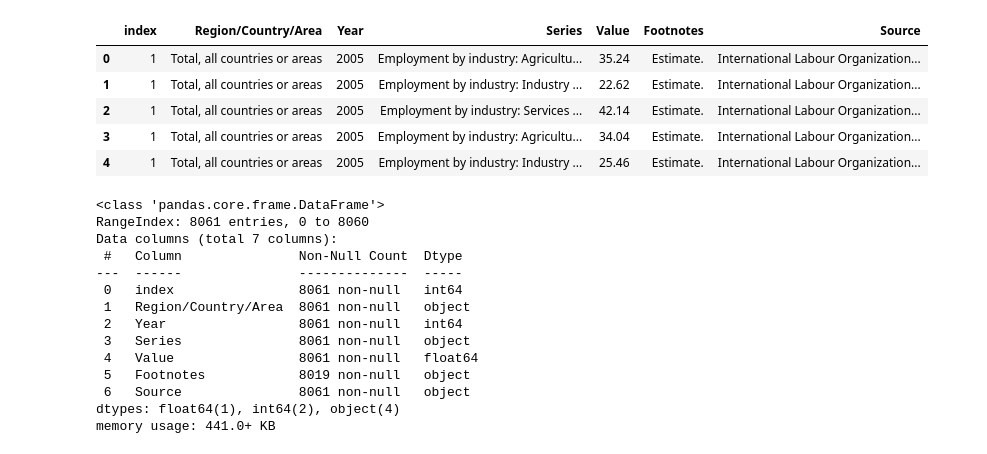
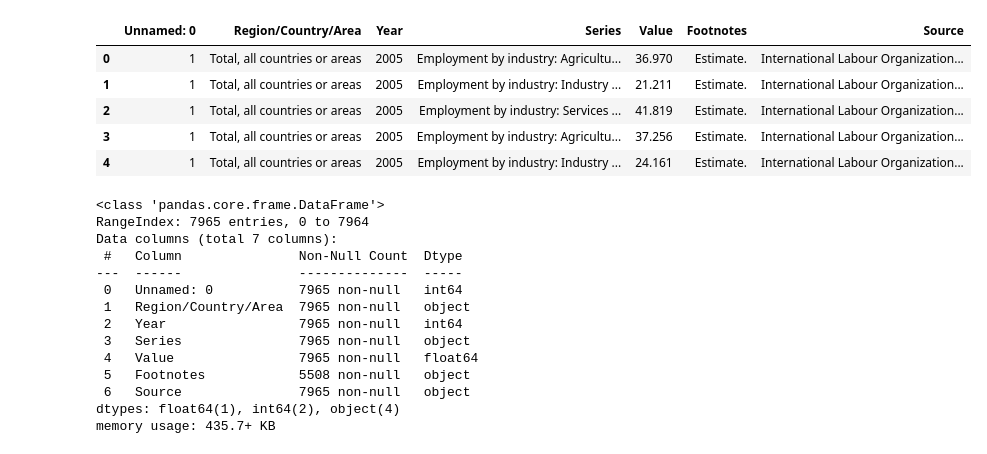
Before and after one commit to Cpoem/learn, a Jupyter notebook: visualization/matplotlib/Employment.ipynb, the cells around one changed output. Saved outputs shown, nothing was run; the diff lists cells and outputs as text; code cells hidden in the pictures.

```diff
--- a/visualization/matplotlib/Employment.ipynb
+++ b/visualization/matplotlib/Employment.ipynb
@@ -1,38 +1,37 @@
 # %%
 import pandas as pd
 import numpy as np
 import re
 import matplotlib.pyplot as plt
 import matplotlib.style as style
 plt.rcParams['font.sans-serif'] = ['SimHei'] # 指定默认字体
 plt.rcParams['axes.unicode_minus'] = False # 解决保存图像是负号'-'显示为方块的问题
 pic_path="C:\mypython\plots"
-path='C:/mypython/datasets/'
-file=path+"SYB62_200_201905_Employment.csv"
+file="C:/mypython/datasets/SYB63_200_202009_Employment.csv"
 data=pd.read_csv(file)
 data.head()
 # %% [output]
-|  | index | Region/Country/Area | Year | Series | Value | Footnotes | Source |
-| 0 | 1 | Total, all countries or areas | 2005 | Employment by industry: Agricultu... | 35.24 | Estimate. | International Labour Organization... |
-| 1 | 1 | Total, all countries or areas | 2005 | Employment by industry: Industry ... | 22.62 | Estimate. | International Labour Organization... |
-| 2 | 1 | Total, all countries or areas | 2005 | Employment by industry: Services ... | 42.14 | Estimate. | International Labour Organization... |
-| 3 | 1 | Total, all countries or areas | 2005 | Employment by industry: Agricultu... | 34.04 | Estimate. | International Labour Organization... |
-| 4 | 1 | Total, all countries or areas | 2005 | Employment by industry: Industry ... | 25.46 | Estimate. | International Labour Organization... |
+|  | Unnamed: 0 | Region/Country/Area | Year | Series | Value | Footnotes | Source |
+| 0 | 1 | Total, all countries or areas | 2005 | Employment by industry: Agricultu... | 36.970 | Estimate. | International Labour Organization... |
+| 1 | 1 | Total, all countries or areas | 2005 | Employment by industry: Industry ... | 21.211 | Estimate. | International Labour Organization... |
+| 2 | 1 | Total, all countries or areas | 2005 | Employment by industry: Services ... | 41.819 | Estimate. | International Labour Organization... |
+| 3 | 1 | Total, all countries or areas | 2005 | Employment by industry: Agricultu... | 37.256 | Estimate. | International Labour Organization... |
+| 4 | 1 | Total, all countries or areas | 2005 | Employment by industry: Industry ... | 24.161 | Estimate. | International Labour Organization... |
 # %%
 data.info()
 # %% [output]
 <class 'pandas.core.frame.DataFrame'>
-RangeIndex: 8061 entries, 0 to 8060
+RangeIndex: 7965 entries, 0 to 7964
 Data columns (total 7 columns):
  #   Column               Non-Null Count  Dtype
 ---  ------               --------------  -----
- 0   index                8061 non-null   int64
- 1   Region/Country/Area  8061 non-null   object
- 2   Year                 8061 non-null   int64
- 3   Series               8061 non-null   object
- 4   Value                8061 non-null   float64
- 5   Footnotes            8019 non-null   object
- 6   Source               8061 non-null   object
+ 0   Unnamed: 0           7965 non-null   int64
+ 1   Region/Country/Area  7965 non-null   object
+ 2   Year                 7965 non-null   int64
+ 3   Series               7965 non-null   object
+ 4   Value                7965 non-null   float64
+ 5   Footnotes            5508 non-null   object
+ 6   Source               7965 non-null   object
 dtypes: float64(1), int64(2), object(4)
-memory usage: 441.0+ KB
+memory usage: 435.7+ KB
 # %%
```
Also changed, not shown: parts of 6 cells of this notebook.
